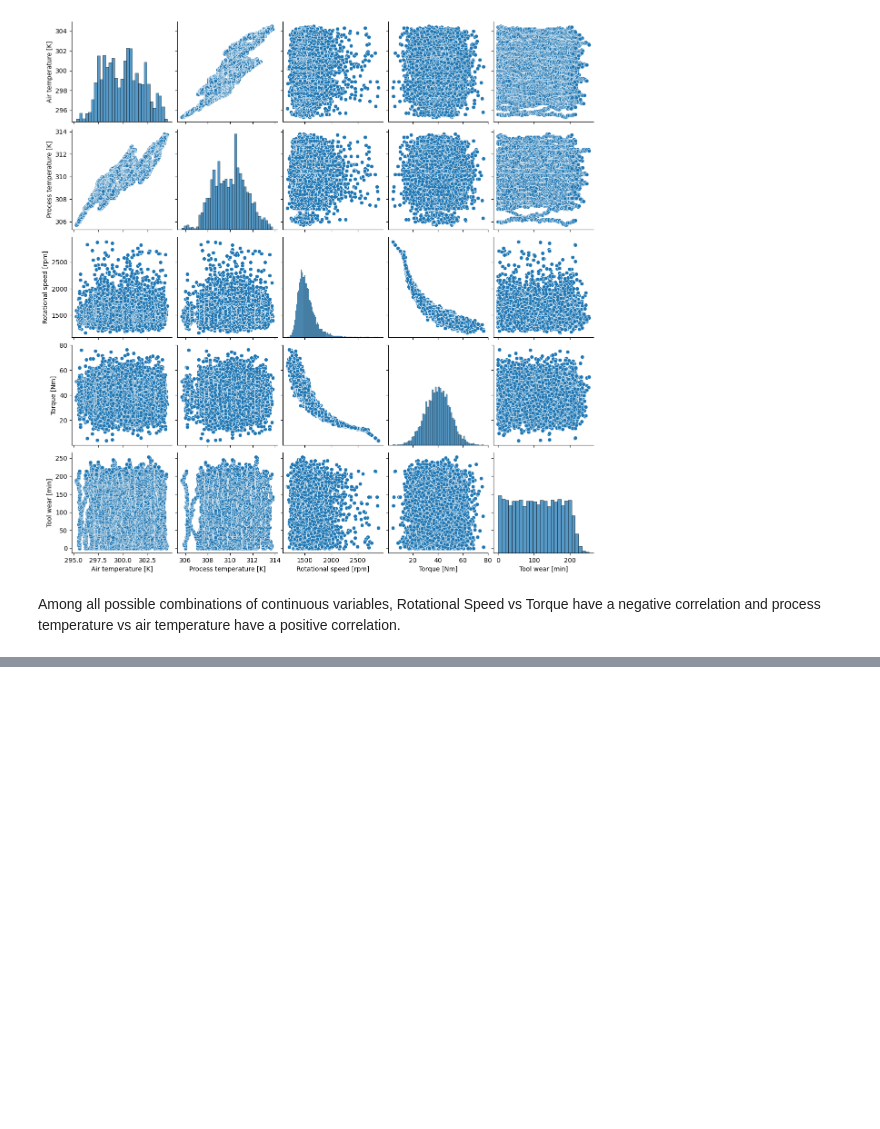
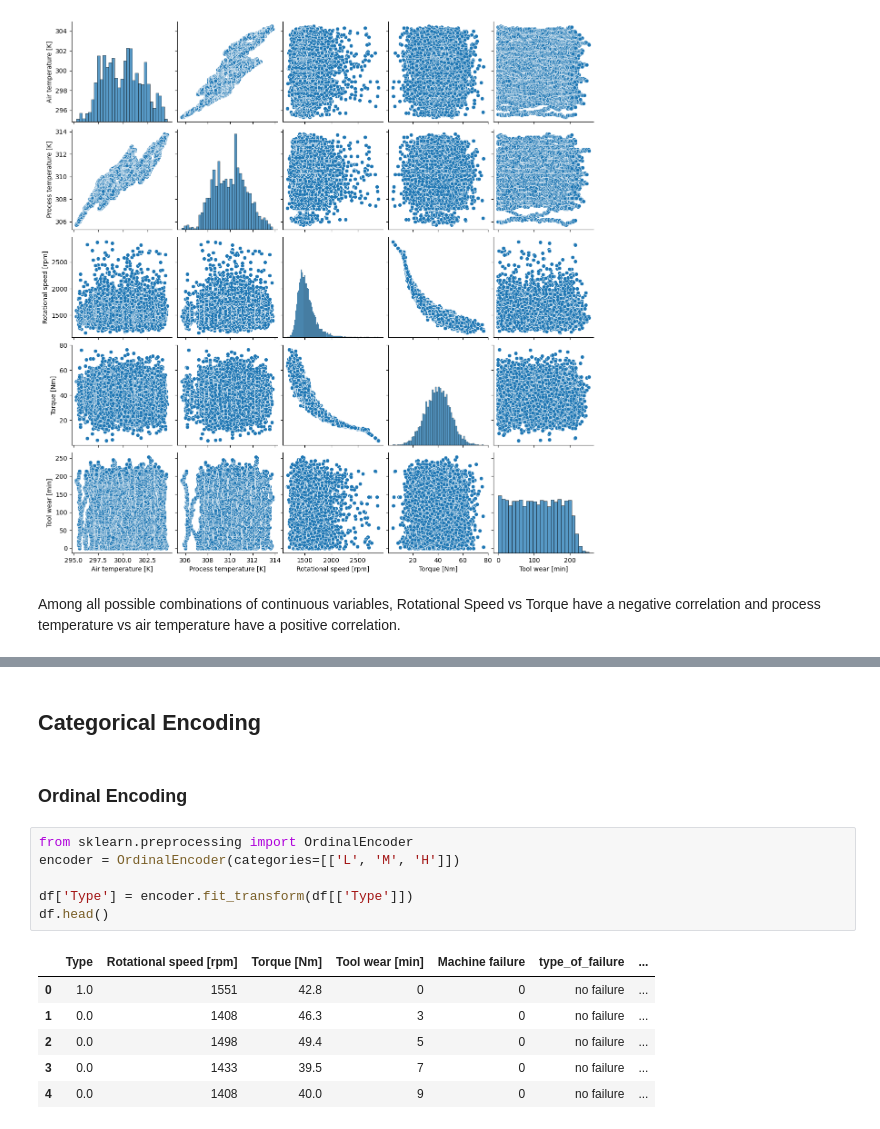
Before and after one commit to padolekrushna/predictive-maintenance, a Jupyter notebook: predictive_maintenance_project.ipynb, the cells around one changed output, grey strips where cells are left out. Cells and saved outputs as stored; diff of their text form; blank space fills up the shorter version.

```diff
--- a/predictive_maintenance_project.ipynb
+++ b/predictive_maintenance_project.ipynb
@@ -311,0 +449,17 @@ Among all possible combinations of continuous variables, Rotational Speed vs Tor
+# %% [markdown]
+## Categorical Encoding
+# %% [markdown]
+### Ordinal Encoding
+# %%
+from sklearn.preprocessing import OrdinalEncoder
+encoder = OrdinalEncoder(categories=[['L', 'M', 'H']])
+
+df['Type'] = encoder.fit_transform(df[['Type']])
+df.head()
+# %% [output]
+|  | Type | Rotational speed [rpm] | Torque [Nm] | Tool wear [min] | Machine failure | type_of_failure | ... |
+| 0 | 1.0 | 1551 | 42.8 | 0 | 0 | no failure | ... |
+| 1 | 0.0 | 1408 | 46.3 | 3 | 0 | no failure | ... |
+| 2 | 0.0 | 1498 | 49.4 | 5 | 0 | no failure | ... |
+| 3 | 0.0 | 1433 | 39.5 | 7 | 0 | no failure | ... |
+| 4 | 0.0 | 1408 | 40.0 | 9 | 0 | no failure | ... |
```
Also changed, not shown: parts of 56 cells of this notebook.
